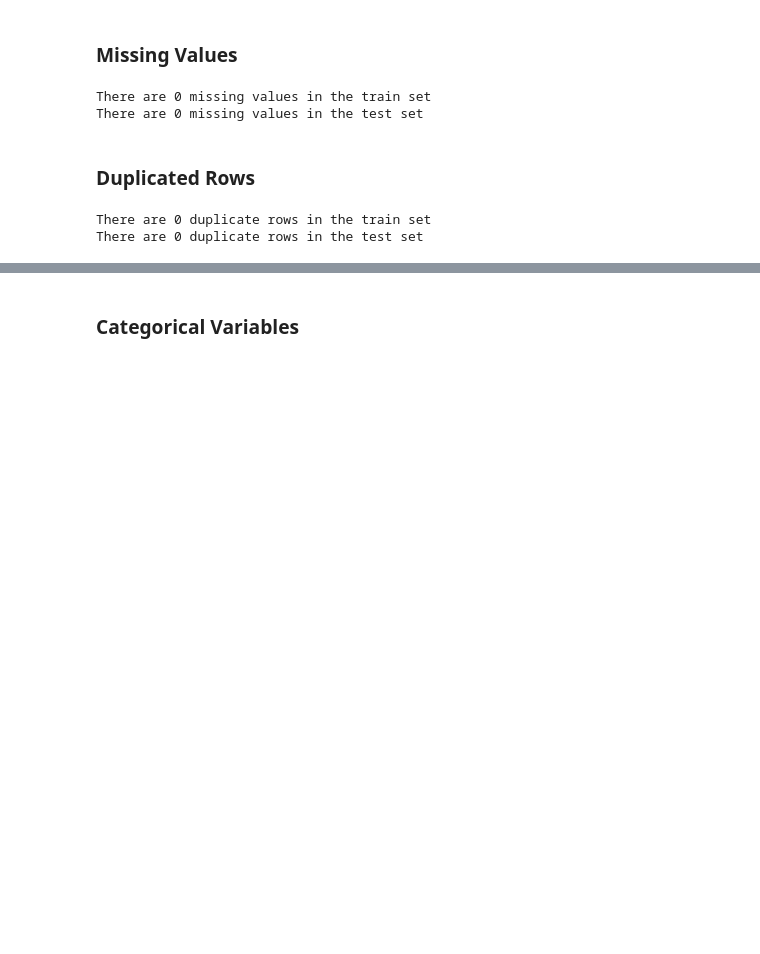
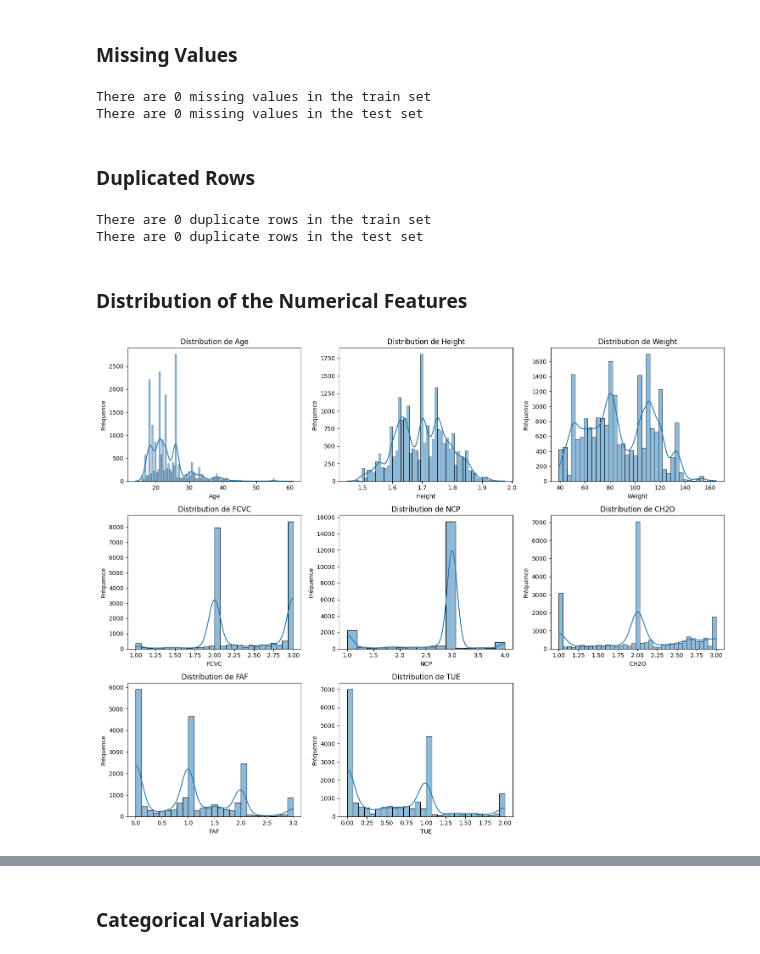
Before and after one commit to aubin4444/DS52-Obesity-Prediction, a Jupyter notebook: obesity.ipynb, the cells around one changed output, grey strips where cells are left out. Drawn from its saved outputs; the diff is of its cells as text; code cells hidden in the pictures; blank space fills up the shorter version.

```diff
--- a/obesity.ipynb
+++ b/obesity.ipynb
@@ -150,3 +152,28 @@ print('There are {} duplicate rows in the test set'.format((test_set.duplicated(
 # %% [output]
 There are 0 duplicate rows in the train set
 There are 0 duplicate rows in the test set
+# %% [markdown]
+### Distribution of the Numerical Features
+# %%
+num_cols = train_set.select_dtypes(include=['int', 'float']).columns
+num_plots = len(num_cols)
+n_cols = 3
+n_rows = num_plots // n_cols + (num_plots % n_cols > 0)
+
+fig, axes = plt.subplots(n_rows, n_cols, figsize=(5 * n_cols, 4 * n_rows))
+
+axes = axes.flatten()
+
+for i, col in enumerate(num_cols):
+    sns.histplot(train_set[col], ax=axes[i], kde=True)
+    axes[i].set_title(f'Distribution de {col}')
+    axes[i].set_xlabel(col)
+    axes[i].set_ylabel('Fréquence')
+
+for j in range(i+1, n_rows * n_cols):
+    fig.delaxes(axes[j])
+
+plt.tight_layout()
+plt.show()
+# %% [output]
+[figure, added]
```
Also changed, not shown: parts of 8 cells of this notebook.
